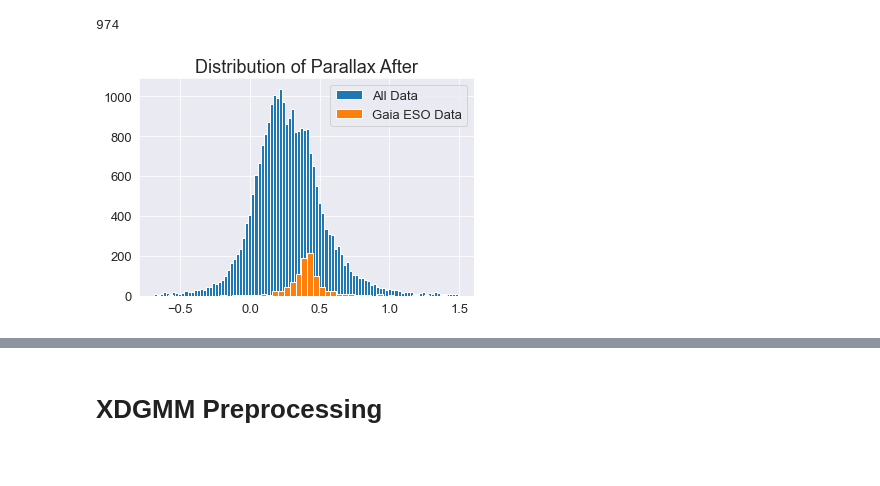
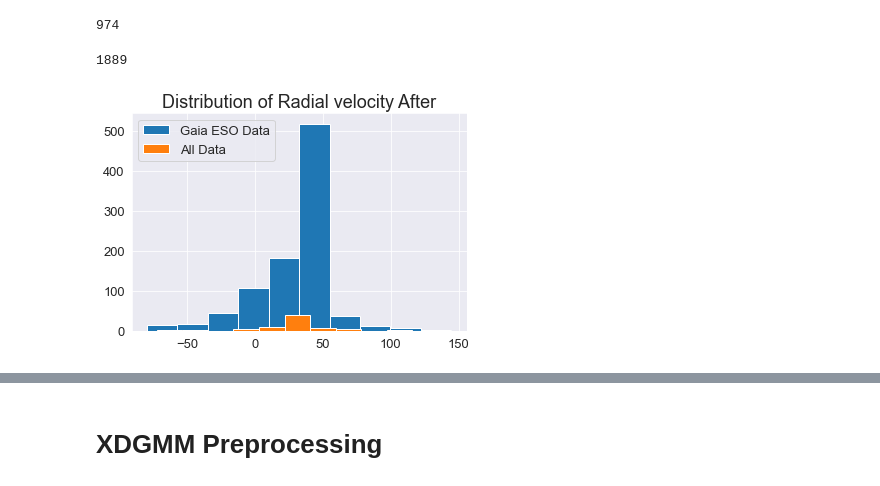
Before and after one commit to ocallam6/GES, a Jupyter notebook: Cluster_analysis/membership_prob.ipynb, the cells around one changed output, grey strips where cells are left out. Saved outputs shown, nothing was run; the diff lists cells and outputs as text; code cells hidden in the pictures.

Commit message:
after submission first year report

```diff
--- a/Cluster_analysis/membership_prob.ipynb
+++ b/Cluster_analysis/membership_prob.ipynb
@@ -156,11 +156,16 @@ gaia_eso=gaia_eso[truth2].reset_index(drop=True)
 len(gaia_eso)
 # %% [output]
 974
+# %%
+len(gaia_not_eso['radial_velocity'].isna())-gaia_not_eso['radial_velocity'].isna().sum()
+# %% [output]
+1889
 # %%
-plt.title('Distribution of Parallax After')
-plt.hist(gaia_not_eso['parallax'],bins=100,label='All Data')
-plt.hist(gaia_eso['parallax'],bins=50,label='Gaia ESO Data')
+plt.title('Distribution of Radial velocity After')
+
+plt.hist(gaia_eso['VRAD'],label='Gaia ESO Data')
+plt.hist(gaia_eso['radial_velocity'],label='All Data')
 plt.legend()
 plt.show()
 # %% [output]
-[figure, old version]
+[figure, new version]
```
Also changed, not shown: parts of 20 cells of this notebook, 7 other files.
